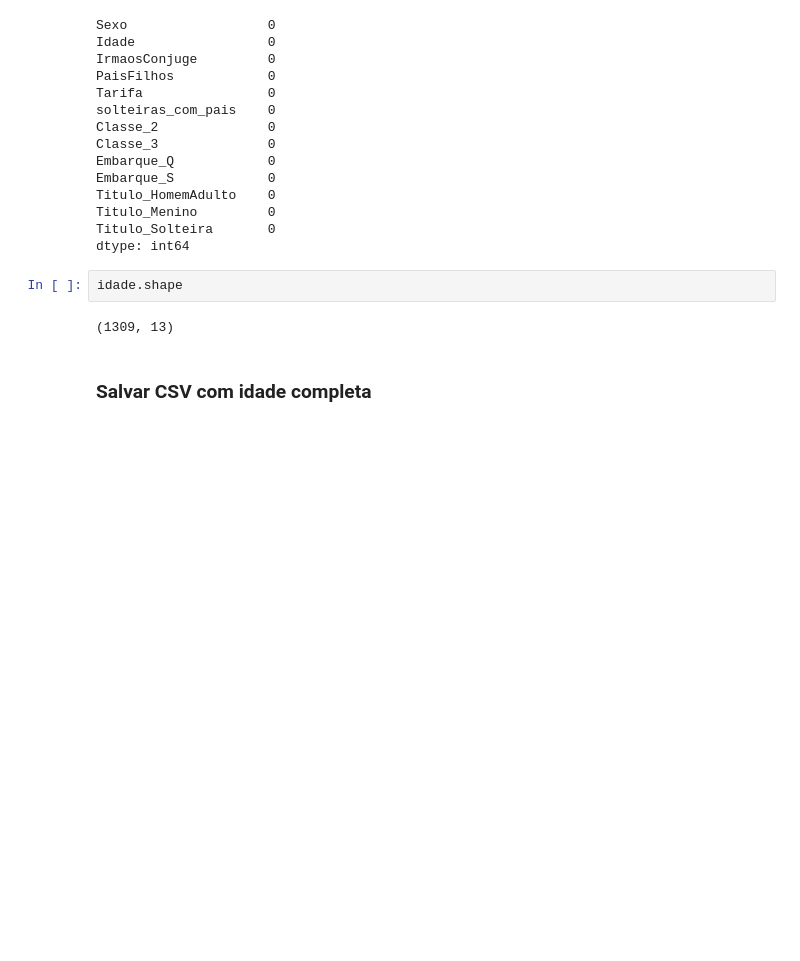
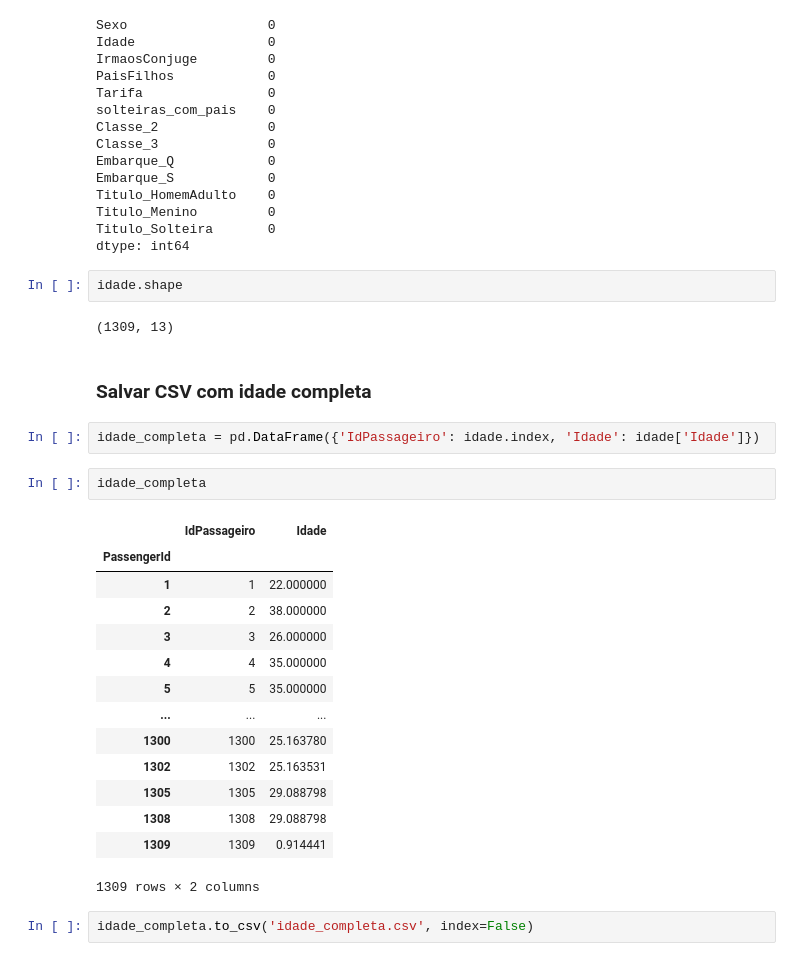
Before and after one commit to phillrog/py-machine-learning, a Jupyter notebook: notebooks/9 - Projeto Regressão Linear/Regressão Linear - Predicao da Idade dos Passageiros do Titanic - Vazio.ipynb, the cells around one changed output. Cells and saved outputs as stored; diff of their text form; blank space fills up the shorter version.

```diff
--- a/notebooks/9 - Projeto Regressão Linear/Regressão Linear - Predicao da Idade dos Passageiros do Titanic - Vazio.ipynb
+++ b/notebooks/9 - Projeto Regressão Linear/Regressão Linear - Predicao da Idade dos Passageiros do Titanic - Vazio.ipynb
@@ -679,3 +679,24 @@ idade.shape
 (1309, 13)
 # %% [markdown]
 ### Salvar CSV com idade completa
+# %%
+idade_completa = pd.DataFrame({'IdPassageiro': idade.index, 'Idade': idade['Idade']})
+# %%
+idade_completa
+# %% [output]
+|  | IdPassageiro | Idade |
+| PassengerId |  |  |
+| 1 | 1 | 22.000000 |
+| 2 | 2 | 38.000000 |
+| 3 | 3 | 26.000000 |
+| 4 | 4 | 35.000000 |
+| 5 | 5 | 35.000000 |
+| ... | ... | ... |
+| 1300 | 1300 | 25.163780 |
+| 1302 | 1302 | 25.163531 |
+| 1305 | 1305 | 29.088798 |
+| 1308 | 1308 | 29.088798 |
+| 1309 | 1309 | 0.914441 |
+1309 rows × 2 columns
+# %%
+idade_completa.to_csv('idade_completa.csv', index=False)
```
Also changed, not shown: parts of 1 cell of this notebook, 1 other file.
